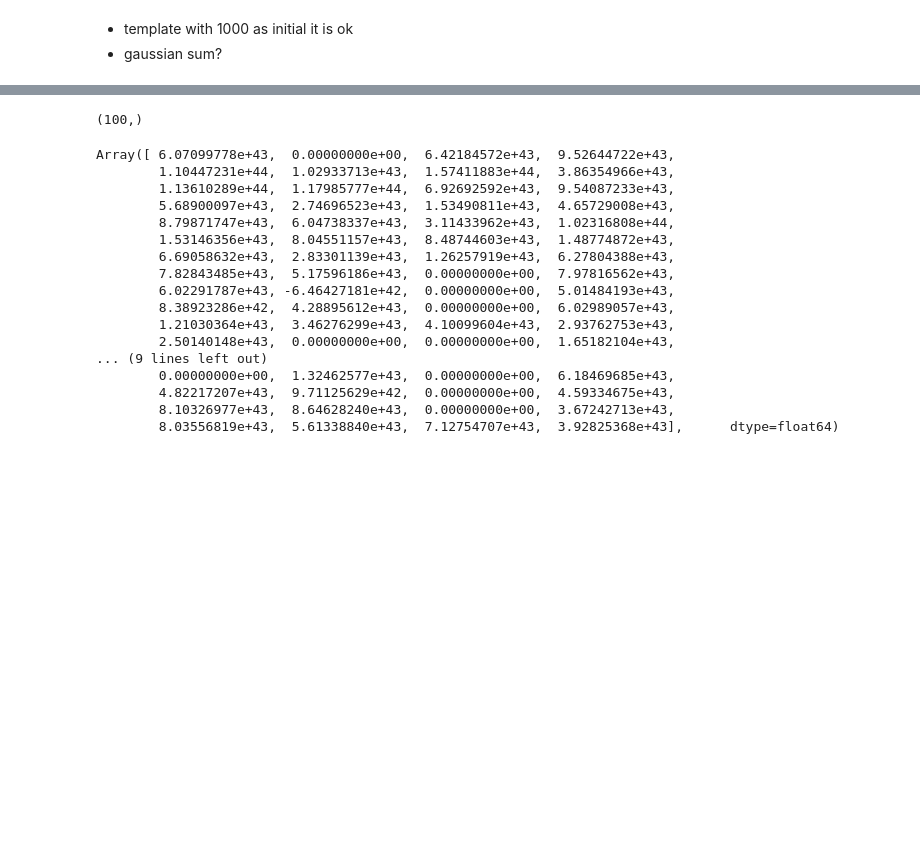
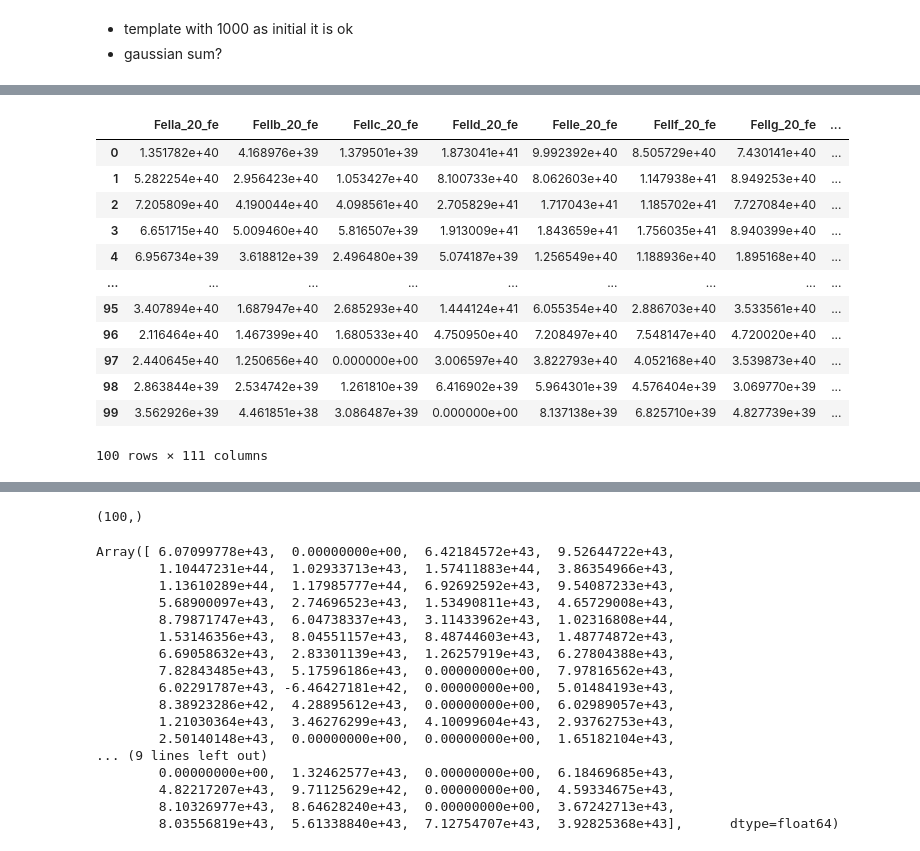
Before and after one commit to felavila/sheap, a Jupyter notebook: notebooks/building_complex_regions.ipynb, the cells around one changed output, grey strips where cells are left out. Drawn from its saved outputs; the diff is of its cells as text; code cells hidden in the pictures; blank space fills up the shorter version.

```diff
--- a/notebooks/building_complex_regions.ipynb
+++ b/notebooks/building_complex_regions.ipynb
@@ -186,0 +215,16 @@ region_plot.plot(n,xlim=[5600, 7500],add_name=True)#207
+# %%
+params.panda_luminosity
+# %% [output]
+|  | FeIIa_20_fe | FeIIb_20_fe | FeIIc_20_fe | FeIId_20_fe | FeIIe_20_fe | FeIIf_20_fe | FeIIg_20_fe | ... |
+| 0 | 1.351782e+40 | 4.168976e+39 | 1.379501e+39 | 1.873041e+41 | 9.992392e+40 | 8.505729e+40 | 7.430141e+40 | ... |
+| 1 | 5.282254e+40 | 2.956423e+40 | 1.053427e+40 | 8.100733e+40 | 8.062603e+40 | 1.147938e+41 | 8.949253e+40 | ... |
+| 2 | 7.205809e+40 | 4.190044e+40 | 4.098561e+40 | 2.705829e+41 | 1.717043e+41 | 1.185702e+41 | 7.727084e+40 | ... |
+| 3 | 6.651715e+40 | 5.009460e+40 | 5.816507e+39 | 1.913009e+41 | 1.843659e+41 | 1.756035e+41 | 8.940399e+40 | ... |
+| 4 | 6.956734e+39 | 3.618812e+39 | 2.496480e+39 | 5.074187e+39 | 1.256549e+40 | 1.188936e+40 | 1.895168e+40 | ... |
+| ... | ... | ... | ... | ... | ... | ... | ... | ... |
+| 95 | 3.407894e+40 | 1.687947e+40 | 2.685293e+40 | 1.444124e+41 | 6.055354e+40 | 2.886703e+40 | 3.533561e+40 | ... |
+| 96 | 2.116464e+40 | 1.467399e+40 | 1.680533e+40 | 4.750950e+40 | 7.208497e+40 | 7.548147e+40 | 4.720020e+40 | ... |
+| 97 | 2.440645e+40 | 1.250656e+40 | 0.000000e+00 | 3.006597e+40 | 3.822793e+40 | 4.052168e+40 | 3.539873e+40 | ... |
+| 98 | 2.863844e+39 | 2.534742e+39 | 1.261810e+39 | 6.416902e+39 | 5.964301e+39 | 4.576404e+39 | 3.069770e+39 | ... |
+| 99 | 3.562926e+39 | 4.461851e+38 | 3.086487e+39 | 0.000000e+00 | 8.137138e+39 | 6.825710e+39 | 4.827739e+39 | ... |
+100 rows × 111 columns
```
Also changed, not shown: parts of 38 cells of this notebook, 7 other files.
